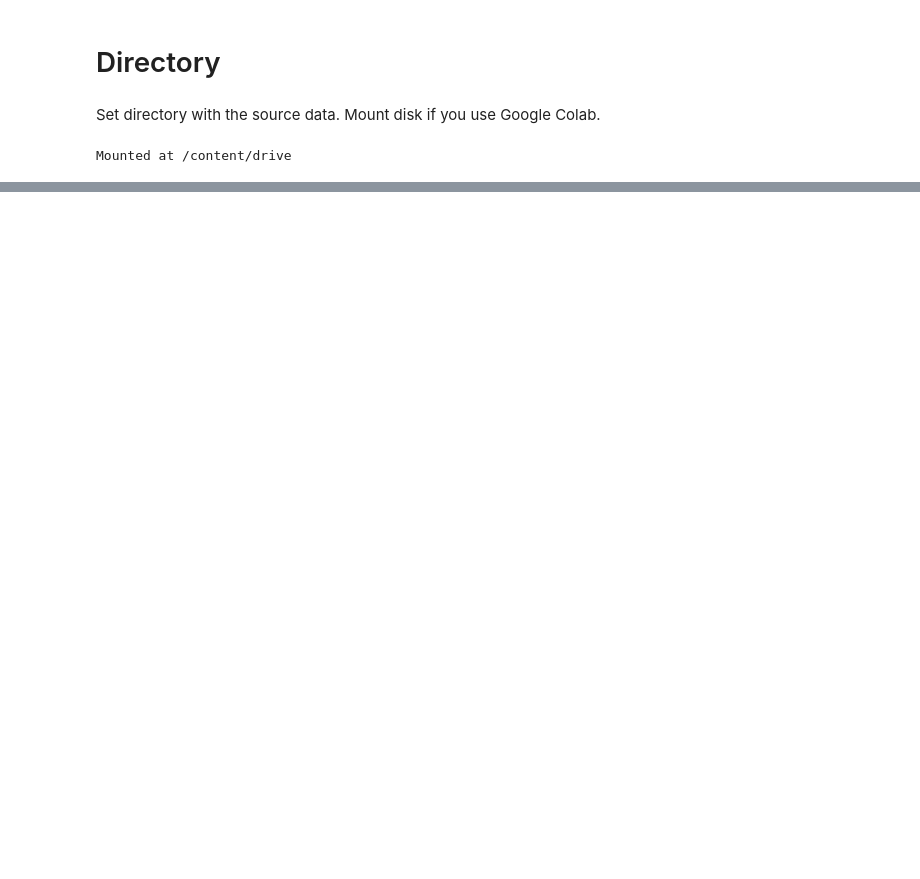
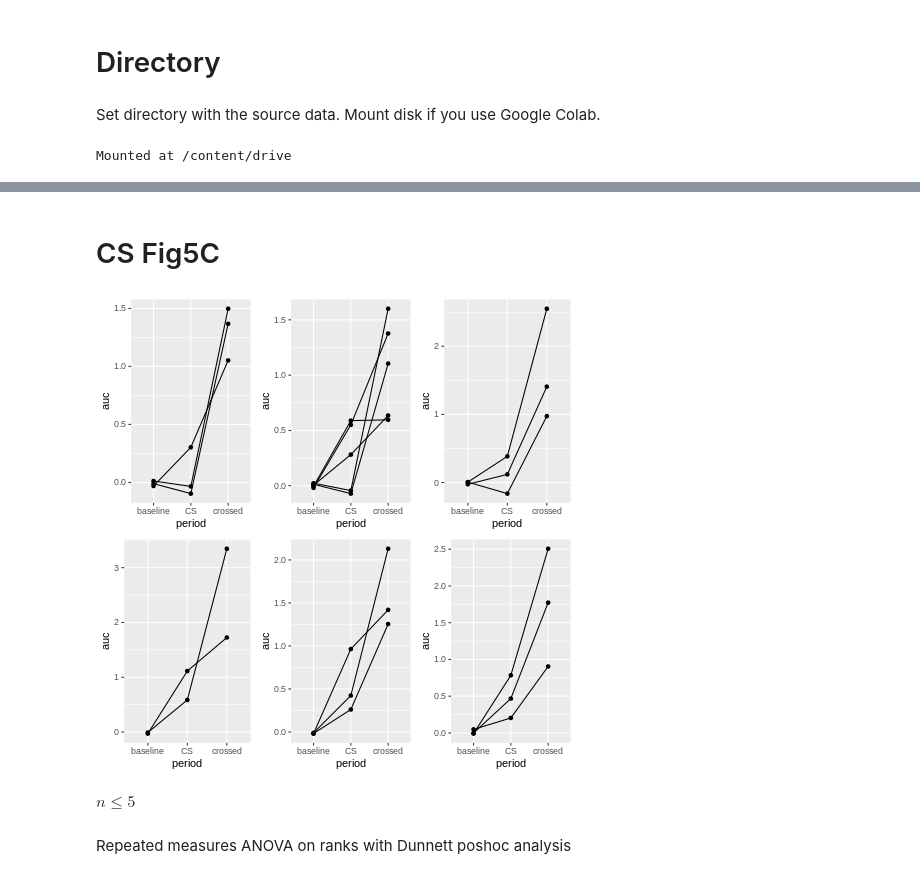
Before and after one commit to katemartian/LHoutputsManuscript, a Jupyter notebook: sourceData/Fig5_stats.ipynb, the cells around one changed output, grey strips where cells are left out. Saved outputs shown, nothing was run; the diff lists cells and outputs as text; code cells hidden in the pictures; blank space fills up the shorter version.

```diff
--- a/sourceData/Fig5_stats.ipynb
+++ b/sourceData/Fig5_stats.ipynb
@@ -124,0 +109,39 @@ alternative hypothesis: true location shift is not equal to 0
+# %% [markdown]
+# CS Fig5C
+# %%
+%%R
+early <- read_excel("fig5_LH_avoidanceTask.xlsx", sheet="earlyTr_CS-escape")
+early$output = as.factor(early$output)
+early$period = as.factor(early$period)
+early$auc = as.numeric(early$auc)
+# %%
+%%R
+neworder <- c('baseline','CS','crossed')
+early <- arrange(transform(early, period=factor(period,levels=neworder)),period)
+early$period <- factor(early$period, labels=c('baseline','CS','crossed'))
+# %%
+%%R
+late <- read_excel("fig4_LH_avoidanceTask.xlsx", sheet="lateTr_CS-escape")
+late$output = as.factor(late$output)
+late$period = as.factor(late$period)
+late$auc = as.numeric(late$auc)
+# %%
+%%R
+neworder <- c('baseline','CS','crossed')
+late <- arrange(transform(late, period=factor(period,levels=neworder)),period)
+late$period <- factor(late$period, labels=c('baseline','CS','crossed'))
+# %%
+%%R
+p1 <- ggplot(early[(early$output=="LHA-DRN"),], aes(x=period, y=auc)) + geom_point() + geom_line(aes(group=mouse))
+p2 <- ggplot(late[(late$output=="LHA-DRN"),], aes(x=period, y=auc)) + geom_point() + geom_line(aes(group=mouse))
+p3 <- ggplot(early[(early$output=="LHA-VTA"),], aes(x=period, y=auc)) + geom_point() + geom_line(aes(group=mouse))
+p4 <- ggplot(late[(late$output=="LHA-VTA"),], aes(x=period, y=auc)) + geom_point() + geom_line(aes(group=mouse))
+p5 <- ggplot(early[(early$output=="LHA-LHb"),], aes(x=period, y=auc)) + geom_point() + geom_line(aes(group=mouse))
+p6 <- ggplot(late[(late$output=="LHA-LHb"),], aes(x=period, y=auc)) + geom_point() + geom_line(aes(group=mouse))
+multiplot(p1,p2,p3,p4,p5,p6, cols=3)
+# %% [output]
+[figure, added]
+# %% [markdown]
+$n \le 5$
+# %% [markdown]
+Repeated measures ANOVA on ranks with Dunnett poshoc analysis
```
Also changed, not shown: parts of 67 cells of this notebook.
